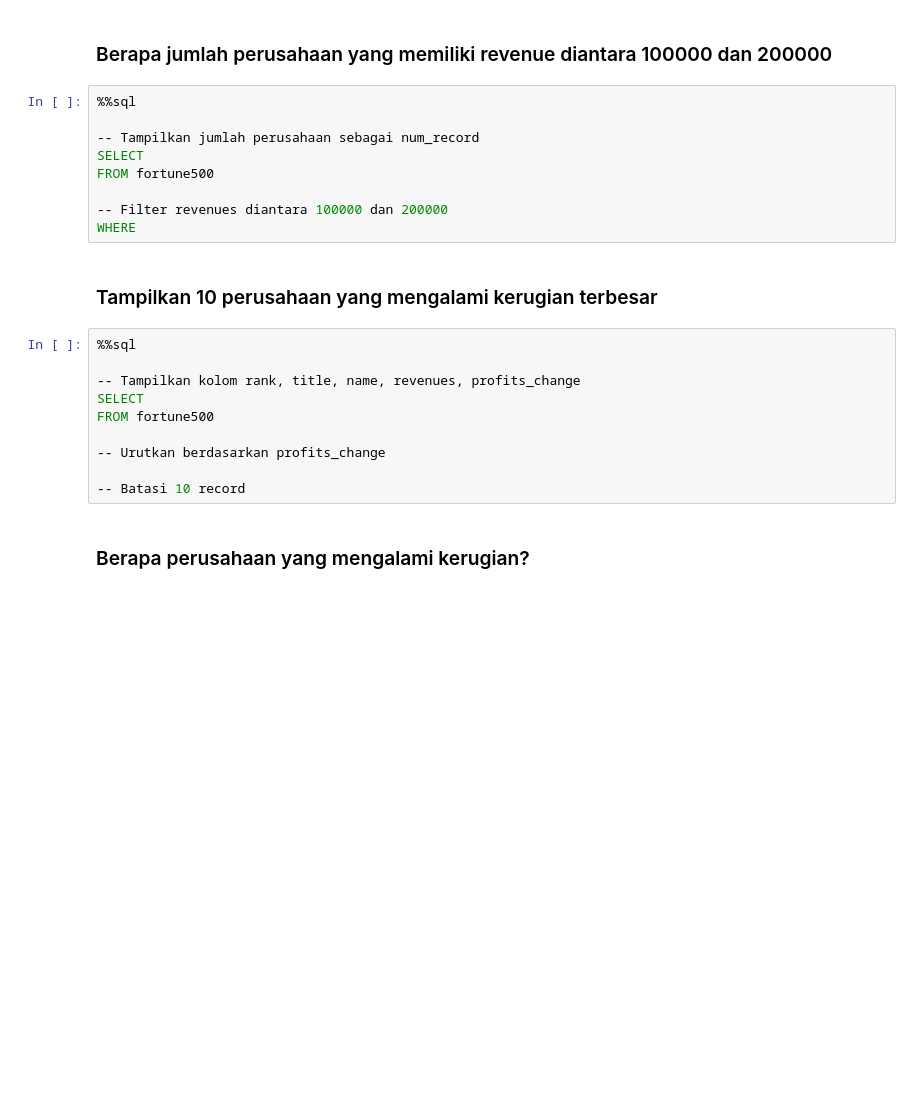
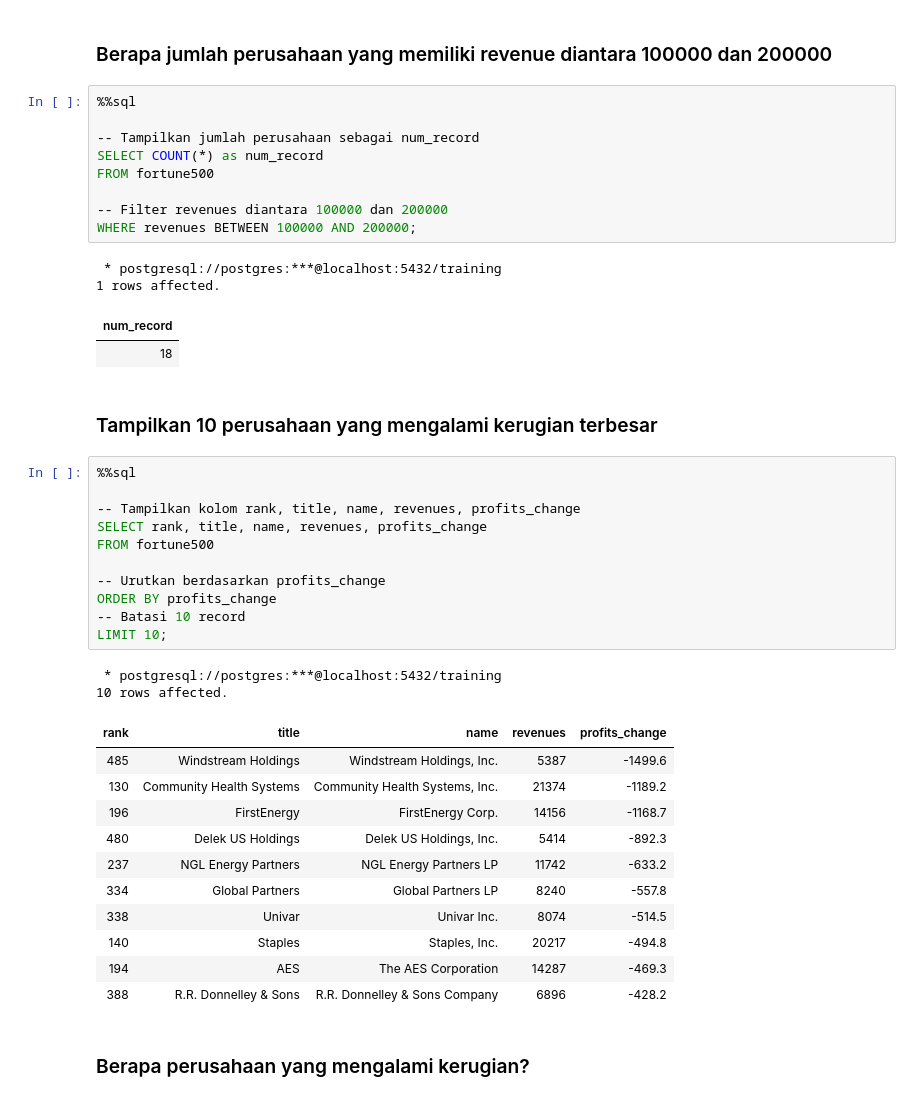
Before and after one commit to JAGu245/BIG-DATA, a Jupyter notebook: 03_Analyzing_Fortune500_Company.ipynb, the cells around one changed output. Cells and saved outputs as stored; diff of their text form; blank space fills up the shorter version.

```diff
--- a/03_Analyzing_Fortune500_Company.ipynb
+++ b/03_Analyzing_Fortune500_Company.ipynb
@@ -174,23 +356,43 @@ ORDER BY
 %%sql
 
 -- Tampilkan jumlah perusahaan sebagai num_record
-SELECT
+SELECT COUNT(*) as num_record
 FROM fortune500
 
 -- Filter revenues diantara 100000 dan 200000
-WHERE
+WHERE revenues BETWEEN 100000 AND 200000;
+# %% [output]
+ * postgresql://postgres:***@localhost:5432/training
+1 rows affected.
+| num_record |
+| 18 |
 # %% [markdown]
 ### Tampilkan 10 perusahaan yang mengalami kerugian terbesar
 # %%
 %%sql
 
 -- Tampilkan kolom rank, title, name, revenues, profits_change
-SELECT
+SELECT rank, title, name, revenues, profits_change
 FROM fortune500
 
 -- Urutkan berdasarkan profits_change
-
+ORDER BY profits_change
 -- Batasi 10 record
+LIMIT 10;
+# %% [output]
+ * postgresql://postgres:***@localhost:5432/training
+10 rows affected.
+| rank | title | name | revenues | profits_change |
+| 485 | Windstream Holdings | Windstream Holdings, Inc. | 5387 | -1499.6 |
+| 130 | Community Health Systems | Community Health Systems, Inc. | 21374 | -1189.2 |
+| 196 | FirstEnergy | FirstEnergy Corp. | 14156 | -1168.7 |
+| 480 | Delek US Holdings | Delek US Holdings, Inc. | 5414 | -892.3 |
+| 237 | NGL Energy Partners | NGL Energy Partners LP | 11742 | -633.2 |
+| 334 | Global Partners | Global Partners LP | 8240 | -557.8 |
+| 338 | Univar | Univar Inc. | 8074 | -514.5 |
+| 140 | Staples | Staples, Inc. | 20217 | -494.8 |
+| 194 | AES | The AES Corporation | 14287 | -469.3 |
+| 388 | R.R. Donnelley & Sons | R.R. Donnelley & Sons Company | 6896 | -428.2 |
 # %% [markdown]
 ### Berapa perusahaan yang mengalami kerugian?
 # %%
```
Also changed, not shown: parts of 32 cells of this notebook.
